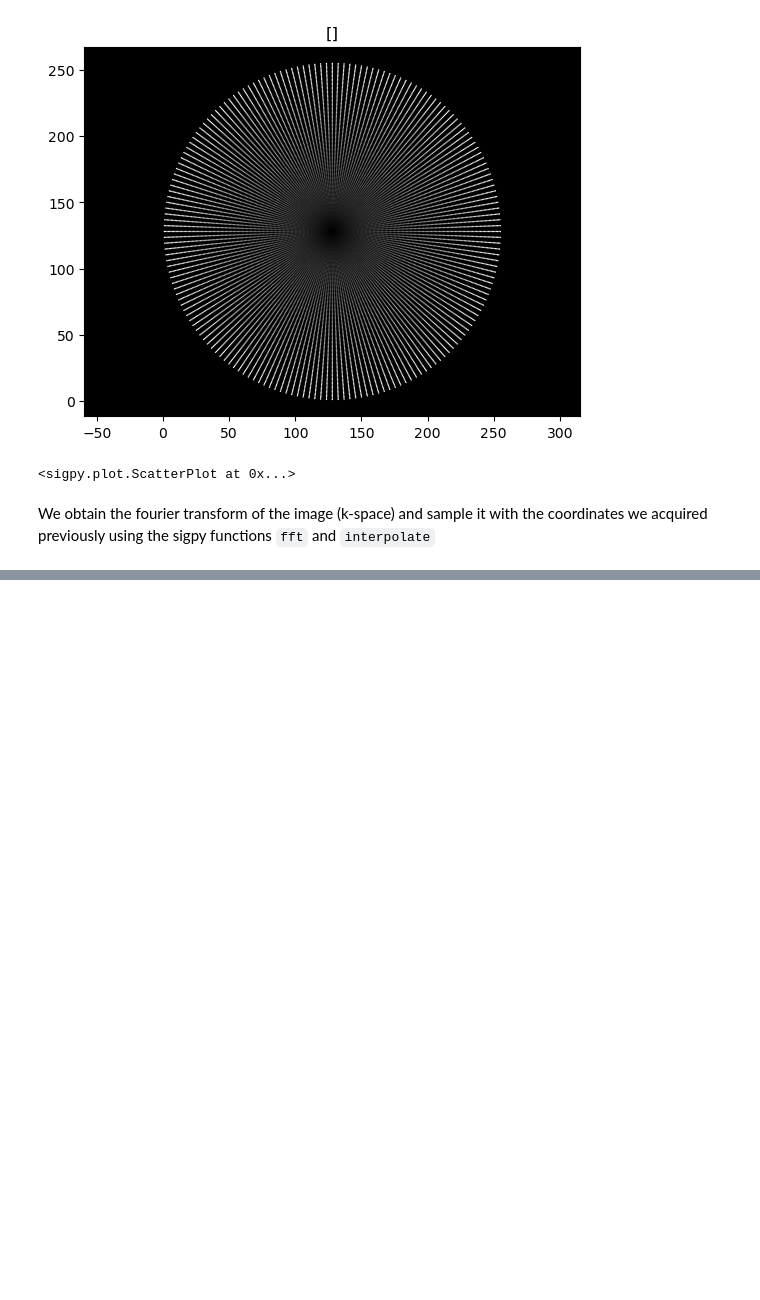
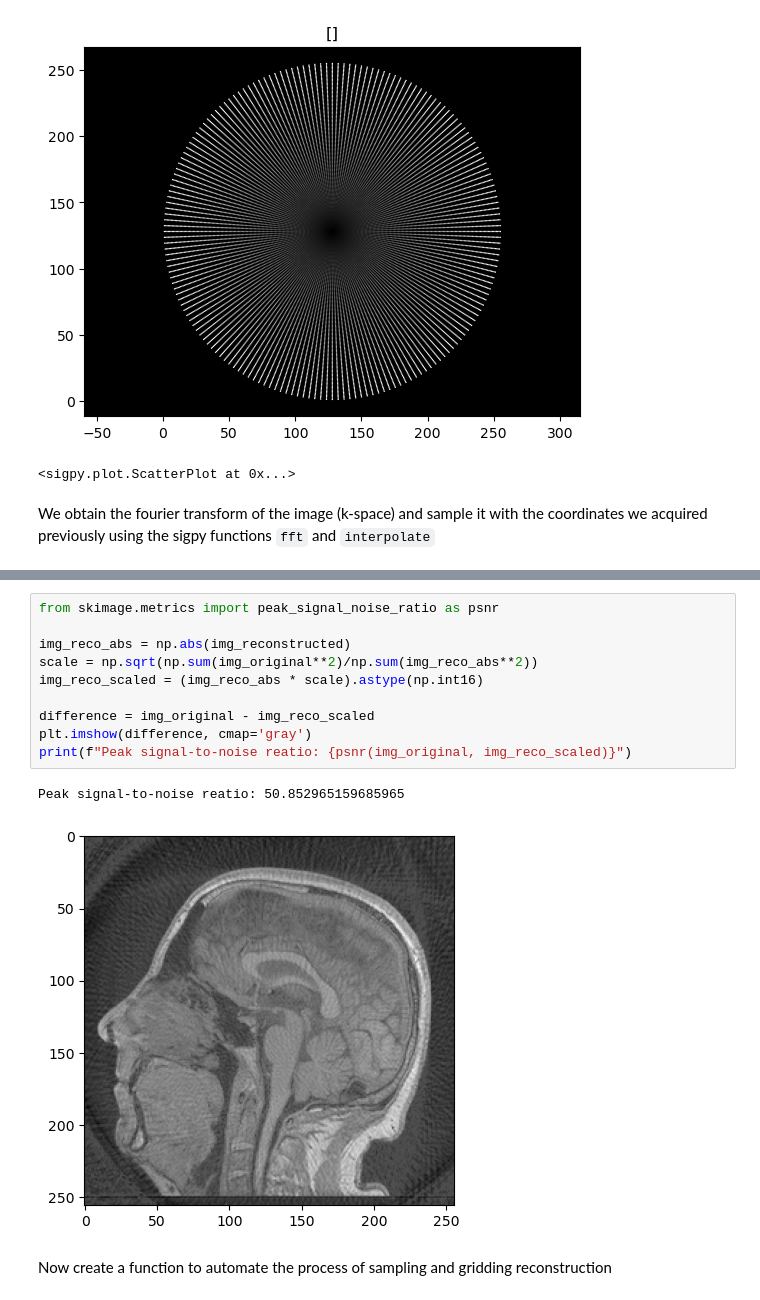
Before and after one commit to ReyhanSanei/MedicalImages_project1, a Jupyter notebook: notebooks/project_tasks.ipynb, the cells around one changed output, grey strips where cells are left out. Cells and saved outputs as stored; diff of their text form; blank space fills up the shorter version.

```diff
--- a/notebooks/project_tasks.ipynb
+++ b/notebooks/project_tasks.ipynb
@@ -80,0 +93,15 @@ img_reconstructed = sigpy.nufft_adjoint(ksp
+# %%
+from skimage.metrics import peak_signal_noise_ratio as psnr
+
+img_reco_abs = np.abs(img_reconstructed)
+scale = np.sqrt(np.sum(img_original**2)/np.sum(img_reco_abs**2))
+img_reco_scaled = (img_reco_abs * scale).astype(np.int16)
+
+difference = img_original - img_reco_scaled
+plt.imshow(difference, cmap='gray')
+print(f"Peak signal-to-noise reatio: {psnr(img_original, img_reco_scaled)}")
+# %% [output]
+Peak signal-to-noise reatio: 50.852965159685965
+[figure, added]
+# %% [markdown]
+Now create a function to automate the process of sampling and gridding reconstruction
```
Also changed, not shown: parts of 4 cells of this notebook.
